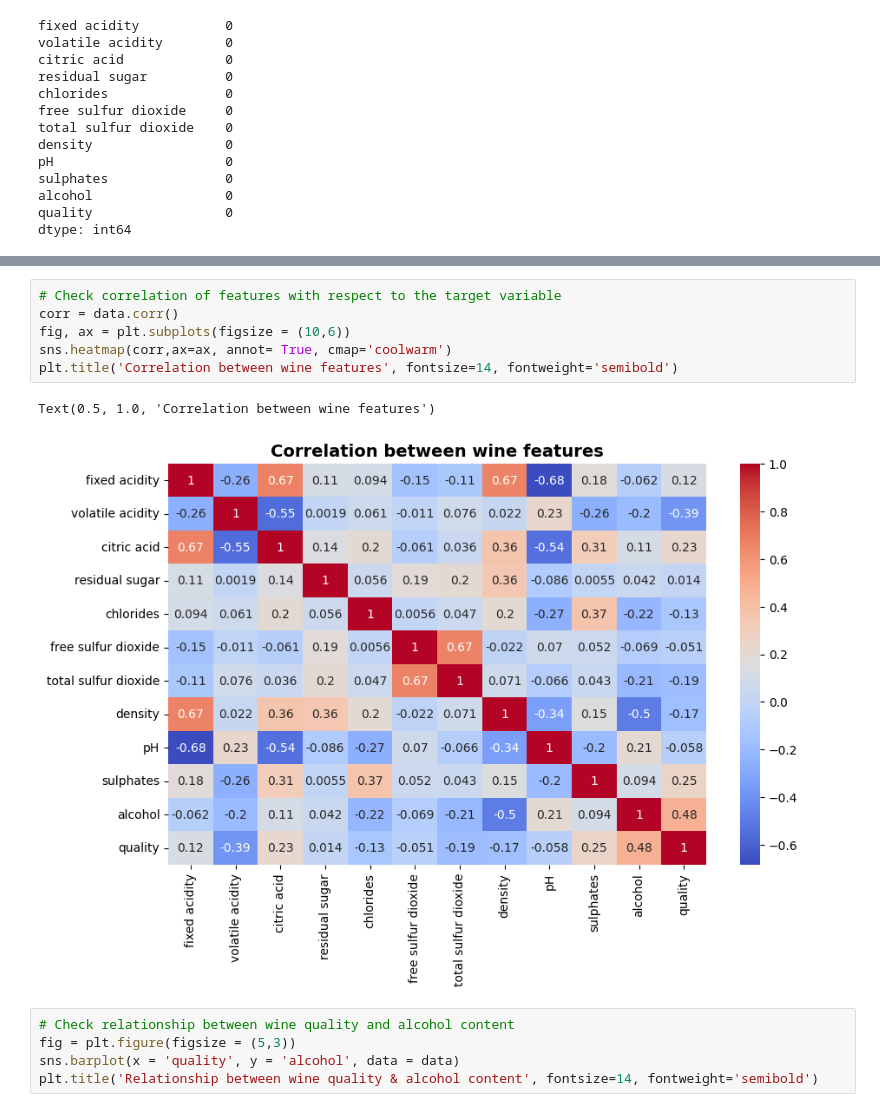
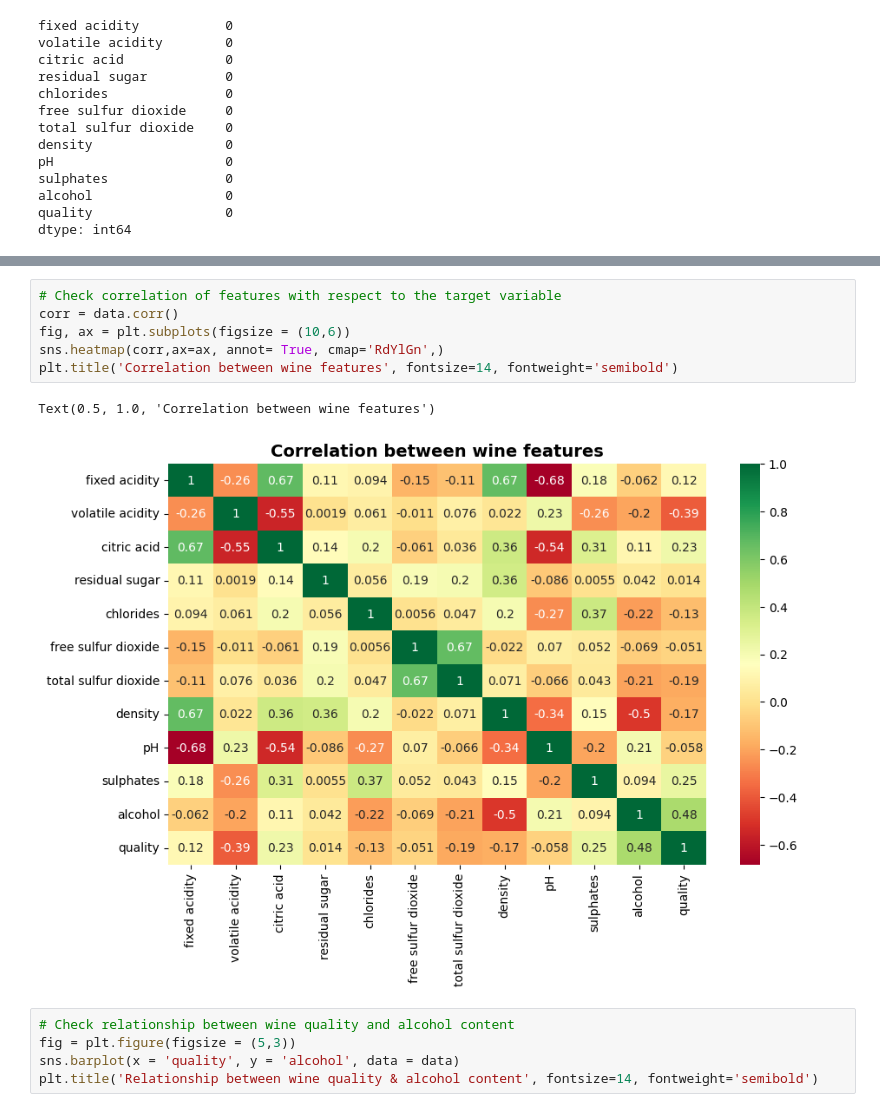
Before and after one commit to Danie-O/machine-learning, a Jupyter notebook: Regression-Algorithms/wine-quality-prediction/Red-Wine-Dataset_EDA-and-Modelling.ipynb, the cells around one changed output, grey strips where cells are left out. Cells and saved outputs as stored; diff of their text form.

```diff
--- a/Regression-Algorithms/wine-quality-prediction/Red-Wine-Dataset_EDA-and-Modelling.ipynb
+++ b/Regression-Algorithms/wine-quality-prediction/Red-Wine-Dataset_EDA-and-Modelling.ipynb
@@ -86,12 +86,12 @@ memory usage: 150.0 KB
 # %%
 # Check correlation of features with respect to the target variable
 corr = data.corr()
 fig, ax = plt.subplots(figsize = (10,6))
-sns.heatmap(corr,ax=ax, annot= True, cmap='coolwarm')
+sns.heatmap(corr,ax=ax, annot= True, cmap='RdYlGn',)
 plt.title('Correlation between wine features', fontsize=14, fontweight='semibold')
 # %% [output]
 Text(0.5, 1.0, 'Correlation between wine features')
-[figure, old version]
+[figure, new version]
 # %%
 # Check relationship between wine quality and alcohol content
 fig = plt.figure(figsize = (5,3))
```
Also changed, not shown: parts of 8 cells of this notebook.
